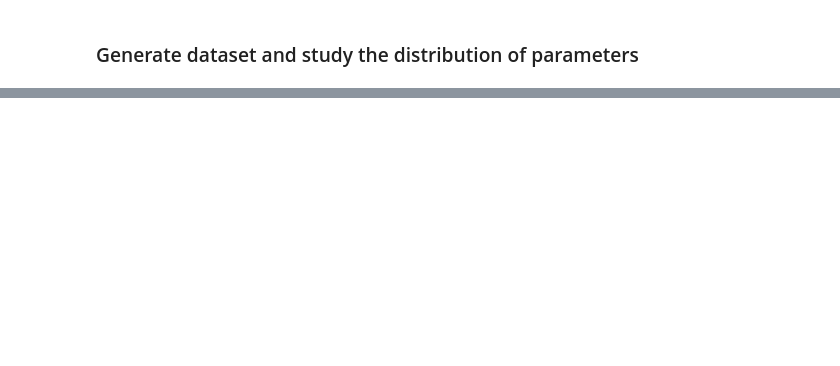
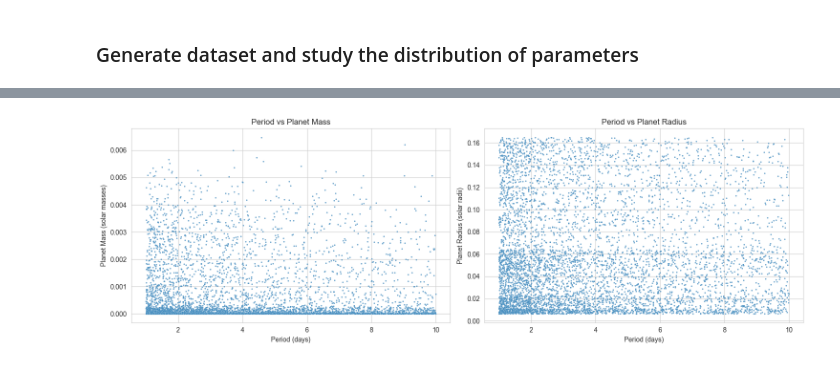
Before and after one commit to sechlol/exo-finder, a Jupyter notebook: exo_finder/eda/transit_generation.ipynb, the cells around one changed output, grey strips where cells are left out. Saved outputs shown, nothing was run; the diff lists cells and outputs as text; code cells hidden in the pictures; blank space fills up the shorter version.

Commit message:
refactor generation parameters

```diff
--- a/exo_finder/eda/transit_generation.ipynb
+++ b/exo_finder/eda/transit_generation.ipynb
@@ -78,0 +106,25 @@ all_params = np.vstack(all_params)
+# %%
+import seaborn as sns
+period_mass = params_df[["period_d", "planet_mass_solmass"]].to_numpy()
+period_radius = params_df[["period_d", "planet_radius_solrad"]].to_numpy()
+
+# Create a figure with two subplots arranged vertically
+fig, (ax1, ax2) = plt.subplots(1, 2, figsize=(15, 5))
+
+# Plot period vs mass in the first subplot
+sns.scatterplot(x="period_d", y="planet_mass_solmass", data=params_df, s=5, alpha=0.7, ax=ax1)
+ax1.set_title('Period vs Planet Mass')
+ax1.set_xlabel('Period (days)')
+ax1.set_ylabel('Planet Mass (solar masses)')
+
+# Plot period vs radius in the second subplot
+sns.scatterplot(x="period_d", y="planet_radius_solrad", data=params_df, s=5, alpha=0.7, ax=ax2)
+ax2.set_title('Period vs Planet Radius')
+ax2.set_xlabel('Period (days)')
+ax2.set_ylabel('Planet Radius (solar radii)')
+
+# Adjust layout to prevent overlap
+plt.tight_layout()
+plt.show()
+# %% [output]
+[figure, added]
```
Also changed, not shown: parts of 4 cells of this notebook, 6 other files.
